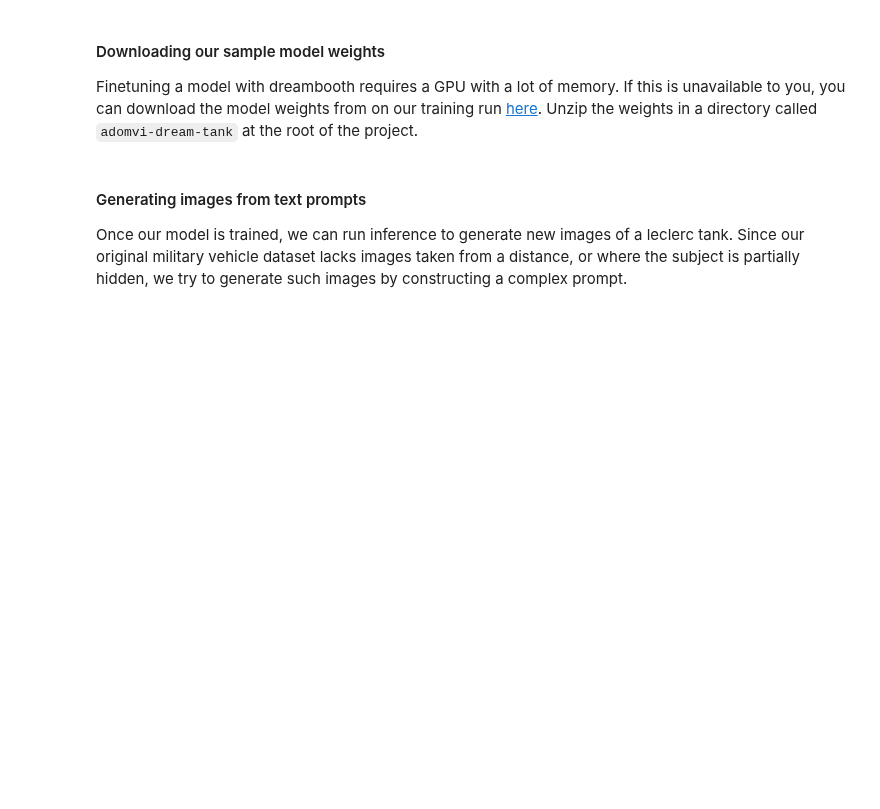
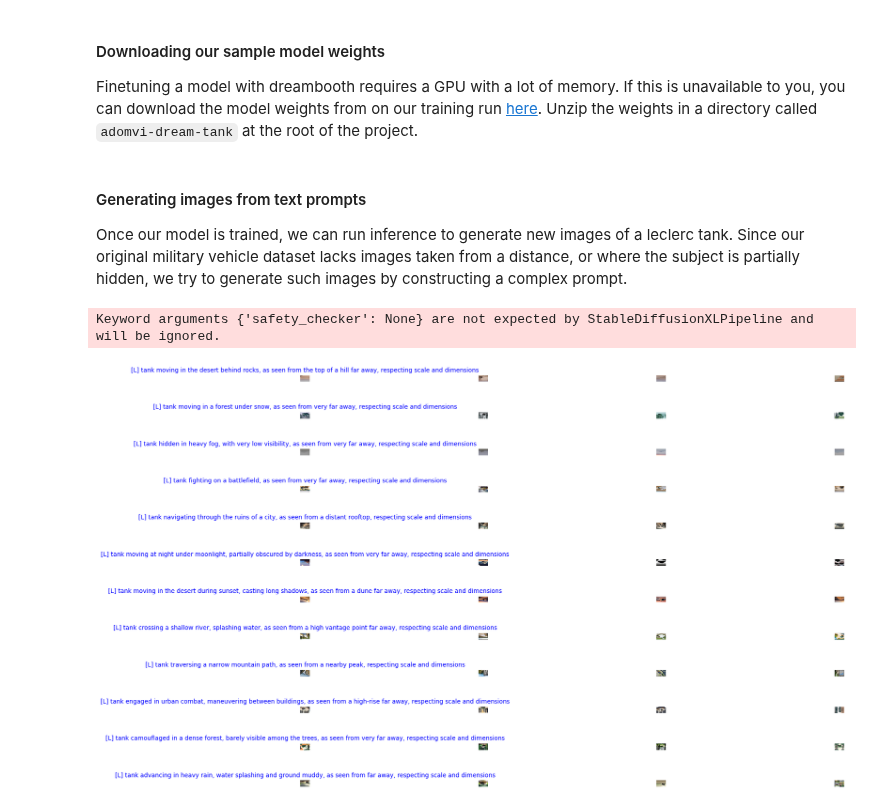
Before and after one commit to jonasrenault/adomvi, a Jupyter notebook: notebooks/DreamboothFineTuning.ipynb, the cells around one changed output. Drawn from its saved outputs; the diff is of its cells as text; code cells hidden in the pictures; blank space fills up the shorter version.

Commit message:
train model with SDXL

```diff
--- a/notebooks/DreamboothFineTuning.ipynb
+++ b/notebooks/DreamboothFineTuning.ipynb
@@ -107,11 +144,10 @@ from mpl_toolkits.axes_grid1 import ImageGrid
 from pathlib import Path
 
 # create inference dir to save images
-inference_dir = Path().absolute().parent / "inference_XL"
+inference_dir = Path() / "../inference_XL"
 inference_dir.mkdir(exist_ok=True)
 
 # to load a checkpoint, change the lora_model_id path, i.e. lora_model_id = "adomvi-dream-tank/checkpoint-500"
-# lora_model_id = "lora-sdxl-dreambooth-id"
 lora_model_id = "../adomvi-dream-tank"
 model_base = "stabilityai/stable-diffusion-xl-base-1.0"
 
@@ -134,31 +170,34 @@ prompts = {
     "rainy_day": "[L] tank advancing in heavy rain, water splashing and ground muddy, as seen from far away, respecting scale and dimensions"
 }
 
 negative_prompt = "close-up, upfront, unobstructed, bad scale, (inaccurate canons:1.2), extra canons"
 
 n_samples_per_prompt = 4
 fig = plt.figure(figsize=(20, 12))
 grid = ImageGrid(fig, 111, nrows_ncols=(len(prompts), n_samples_per_prompt), axes_pad=1, aspect=False)
 ax_count = 0
 for token, prompt in prompts.items():
     images = pipe(
         prompt=prompt,
         negative_prompt=negative_prompt,
         width=768,
         height=512,
         num_inference_steps=100,
         num_images_per_prompt=n_samples_per_prompt,
         # generator=torch.manual_seed(0),
         guidance_scale=7.5,
         cross_attention_kwargs={"scale": 0.85},
     ).images
 
     grid[ax_count].set_title(prompt, fontsize = 10, color = 'blue')
 
     for i in range(n_samples_per_prompt):
-        images[i].save(f"../inference/tank-{token}-{i}.png")
+        images[i].save(f"{inference_dir}/tank-{token}-{i}.png")
         grid[ax_count].imshow(images[i])
         grid[ax_count].axis("off")
         ax_count += 1
 
 plt.show()
+# %% [output]
+Keyword arguments {'safety_checker': None} are not expected by StableDiffusionXLPipeline and will be ignored.
+[figure, added]
```
Also changed, not shown: parts of 7 cells of this notebook, 3 other files.
